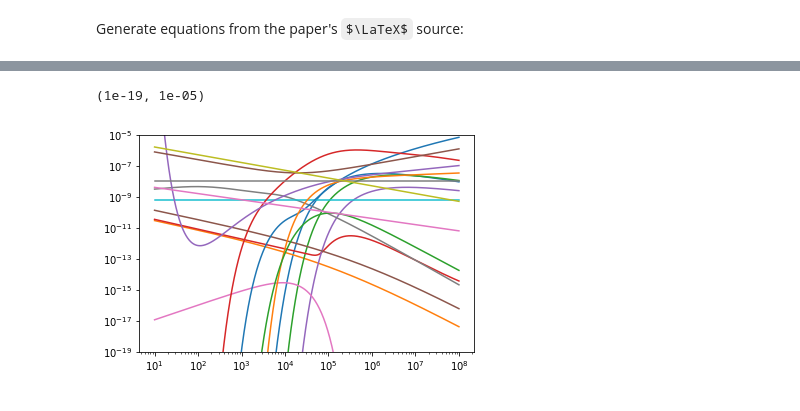
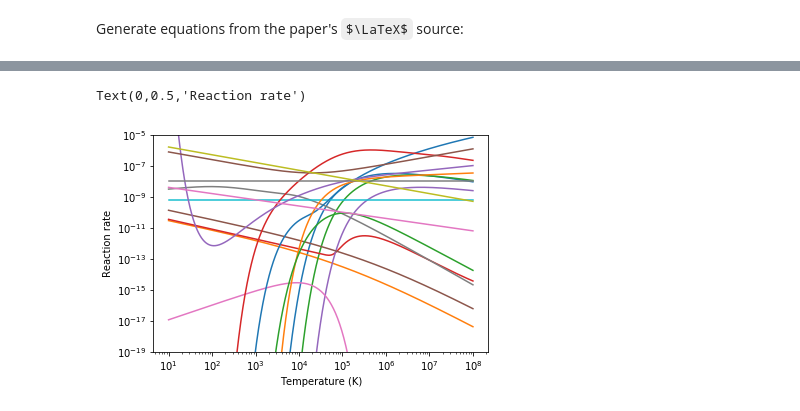
Before and after one commit to sibowsb/ChemicalEvolution, a Jupyter notebook: scratch/scratch.ipynb, the cells around one changed output, grey strips where cells are left out. Cells and saved outputs as stored; diff of their text form; code cells hidden in the pictures; some formulas as TeX source.

```diff
--- a/scratch/scratch.ipynb
+++ b/scratch/scratch.ipynb
@@ -267,12 +298,14 @@ def calc_rate(T, rx):
 # %%
 T = np.logspace(1, 8, 1024)
 for i, rxn in enumerate(all_reactions):
     plt.loglog(T, calc_rate(T, i + 1), label='k%d' % (i + 1))
 # plt.legend()
 plt.ylim([1e-19, 1e-5])
+plt.xlabel('Temperature (K)')
+plt.ylabel('Reaction rate')
 # %% [output]
-(1e-19, 1e-05)
+Text(0,0.5,'Reaction rate')
-[figure, old version]
+[figure, new version]
 # %%
 composition = {species: 1. for species in all_species}
 comp_hist = [composition]
```
Also changed, not shown: parts of 3 cells of this notebook.
